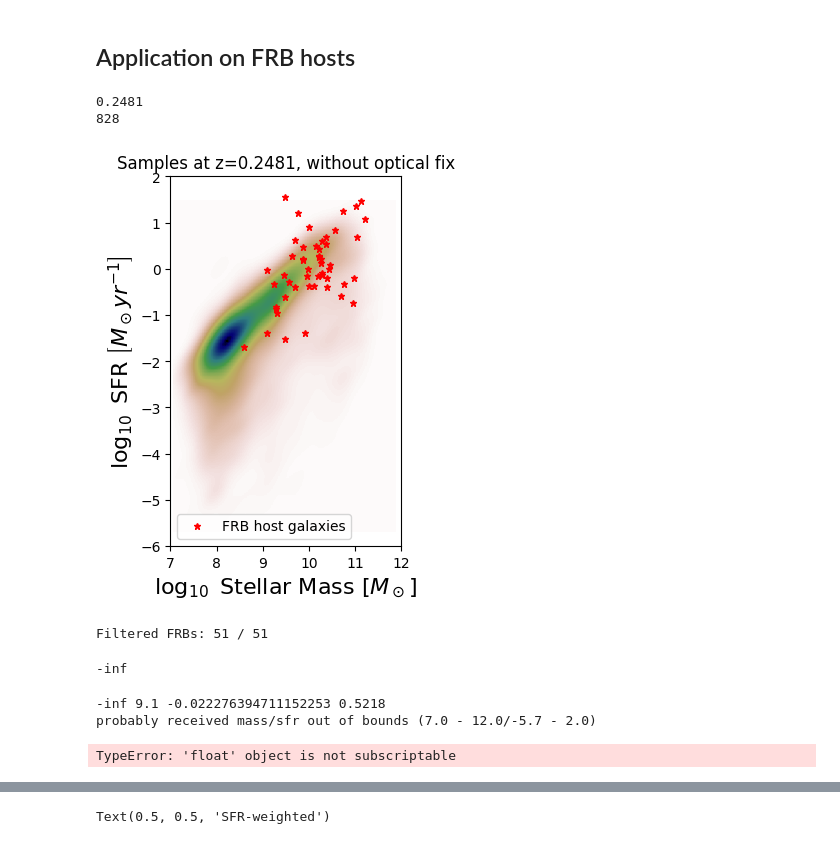
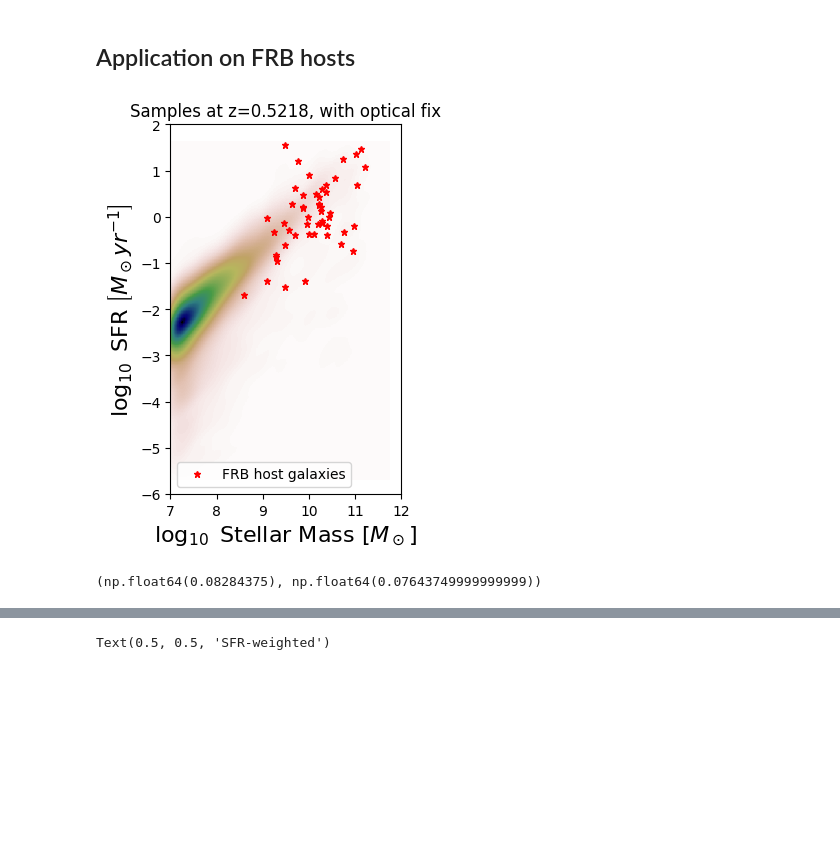
Before and after one commit to hoasaf3/host-galaxies-stats, a Jupyter notebook: frb_hosts_stats.ipynb, the cells around one changed output, grey strips where cells are left out. Saved outputs shown, nothing was run; the diff lists cells and outputs as text; code cells hidden in the pictures; blank space fills up the shorter version.

Commit message:
Updated up to Figures 1, 2

```diff
--- a/frb_hosts_stats.ipynb
+++ b/frb_hosts_stats.ipynb
@@ -28,7 +28,7 @@ def read_dsa_data(only_gold=True):
     dsa_frbs = pd.read_csv("frbs_data/dsa_frbs.csv")
 
     if only_gold:
-        dsa_frbs = dsa_frbs[np.logical_and(dsa_frbs["sed_done?"] == "Y", dsa_frbs["sample"] == "Gold")]
+        dsa_frbs = dsa_frb_hosts_hosts_hosts_hosts_hostss[np.logical_and(dsa_frbs["sed_done?"] == "Y", dsa_frbs["sample"] == "Gold")]
     else:
         dsa_frbs = dsa_frbs[dsa_frbs["sed_done?"] == "Y"]
 
@@ -301,60 +307,42 @@ for z in frb_hosts['z']:
 # %%
 """
 Example:
 Generate samples with continuity model and optical selection bias,
 plot results with FRB host galaxies
 Note: the background density represents a single redshift, whereas each host-
       galaxy has different z, and plotted here just for a crude comparison.
 """
-import matplotlib.pylab as plt
-import logpdfs
-import emcee_utils as mc
 
-
-z=frb_hosts['z'][10]  # choose some z
+#z=frb_hosts['z'][10]  # choose some z
+z=0.5218
 
 # Generate samples
-logpdf = logpdfs.get_logpdf(z, prob_density, continuity=True)
+logpdf = logpdfs.get_logpdf(z, prob_density)
 logpdf_opt = lnprior_optical_bias(logpdf, z_to_selection_factor[z])
-logpdf_samples = mc.get_samples(logpdf_opt, steps=1000)
+#logpdf = logpdfs.get_weighted_logpdf(logpdf_opt, 1, 0)
+
+logpdf_samples = mc.get_samples(logpdf, steps=1000)
 
 # plot samples
 ax = mc.plot_from_samples(logpdf_samples)
 
 # further customization
 ax.plot(np.log10(frb_hosts['Mstar']), np.log10(frb_hosts['SFR']),
         '*', color='red', markersize=5, label="FRB host galaxies")
 ax.set_xlim([7, 12])
 ax.set_ylim([-6,2])
 ax.set_xlabel(r"$\log_{10}$" + " Stellar Mass " + r"$\left[M_\odot\right]$", fontsize=16)
 ax.set_ylabel(r"$\log_{10}$" + " SFR " + r"$\left[M_\odot yr^{-1}\right]$", fontsize=16)
-ax.set_title(f"Samples at z={z}, without optical fix")
+ax.set_title(f"Samples at z={z}, with optical fix")
 ax.legend()
 plt.show()
 # %% [output]
-0.2481
-828
-[figure, old version]
+[figure, new version]
 # %%
-""" Generate samples wtih emcee for each redshift of FRBs"""
-
+# Example: calculate zp90, pnom
 frb_values = np.vstack([np.log10(frb_hosts['Mstar']) ,np.log10(frb_hosts['SFR']), frb_hosts['z']])
+z_to_logpdf = logpdfs.create_z_to_logpdf(frb_hosts, prob_density, 1, 0)  # mass-weighted
+frbs_likelihood = mc.calc_weighted_likelihood(z_to_logpdf, frb_values.T)
+mc.calc_p90(frb_hosts, z_to_logpdf, frbs_likelihood)
 # %% [output]
-Filtered FRBs: 51 / 51
+(np.float64(0.08284375), np.float64(0.07643749999999999))
-# %%
-logpdf = z_to_logpdf[0.5218]
-wlogpdf = logpdfs.get_weighted_logpdf(logpdf, 1, 0)
-wlogpdf([9.1, -0.022276394711152253])  # TODO: why is this -inf?
-# %% [output]
--inf
-# %%
-""" Plot mass smart likelihood """
-a, b = 1, 0
-importlib.reload(mc)
-z_to_logpdf = logpdfs.create_z_to_logpdf(a, b, frb_hosts, prob_density)
-samples = mc.get_weighted_samples(z_to_logpdf, frb_hosts)
-mc.calc_pnom_of_samples(samples, z_to_logpdf, frb_hosts)
-# %% [output]
--inf 9.1 -0.022276394711152253 0.5218
-probably received mass/sfr out of bounds (7.0 - 12.0/-5.7 - 2.0)
-TypeError: 'float' object is not subscriptable
```
Also changed, not shown: parts of 20 cells of this notebook, 4 other files.
